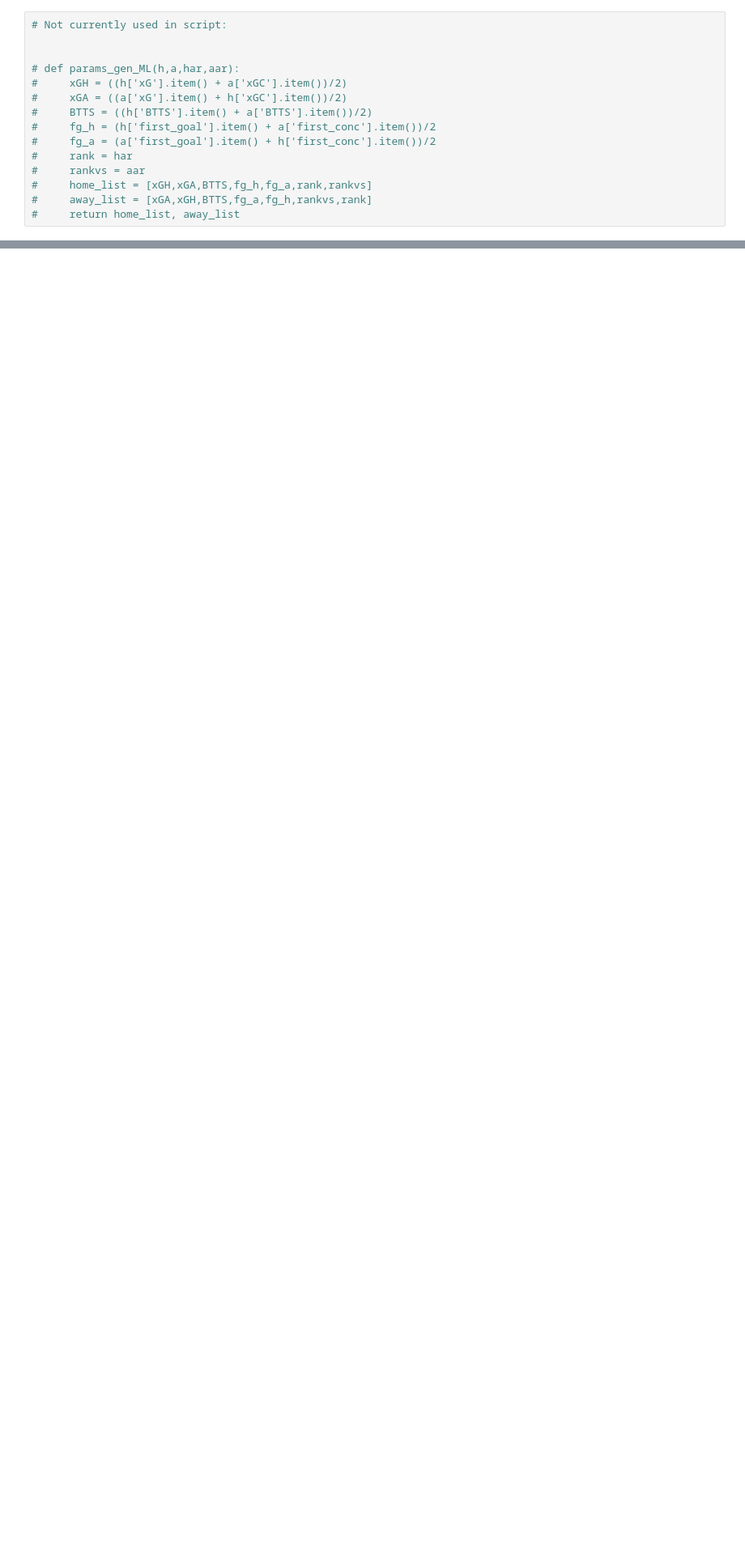
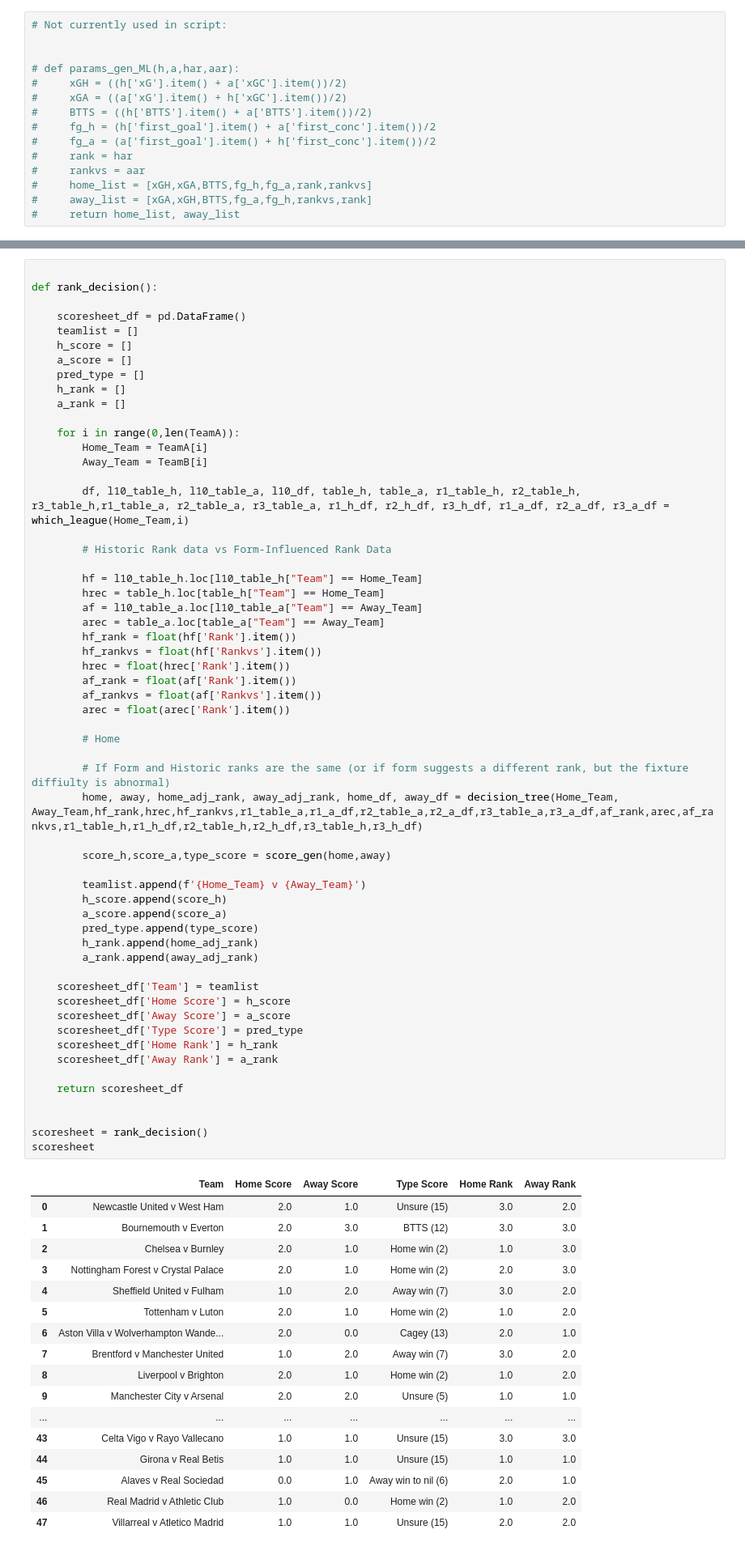
Before and after one commit to rpenn97/score_prediction_tool, a Jupyter notebook: Backend/scoresheet.ipynb, the cells around one changed output, grey strips where cells are left out. Shown at 81% size. Cells and saved outputs as stored; diff of their text form; blank space fills up the shorter version.

```diff
--- a/Backend/scoresheet.ipynb
+++ b/Backend/scoresheet.ipynb
@@ -551,3 +473,78 @@ scoresheet
+# %%
+
+def rank_decision():
+
+    scoresheet_df = pd.DataFrame()
+    teamlist = []
+    h_score = []
+    a_score = []
+    pred_type = []
+    h_rank = []
+    a_rank = []
+
+    for i in range(0,len(TeamA)):
+        Home_Team = TeamA[i]
+        Away_Team = TeamB[i]
+
+        df, l10_table_h, l10_table_a, l10_df, table_h, table_a, r1_table_h, r2_table_h, r3_table_h,r1_table_a, r2_table_a, r3_table_a, r1_h_df, r2_h_df, r3_h_df, r1_a_df, r2_a_df, r3_a_df = which_league(Home_Team,i)
+
+        # Historic Rank data vs Form-Influenced Rank Data
+
+        hf = l10_table_h.loc[l10_table_h["Team"] == Home_Team]
+        hrec = table_h.loc[table_h["Team"] == Home_Team]
+        af = l10_table_a.loc[l10_table_a["Team"] == Away_Team]
+        arec = table_a.loc[table_a["Team"] == Away_Team]
+        hf_rank = float(hf['Rank'].item())
+        hf_rankvs = float(hf['Rankvs'].item())
+        hrec = float(hrec['Rank'].item())
+        af_rank = float(af['Rank'].item())
+        af_rankvs = float(af['Rankvs'].item())
+        arec = float(arec['Rank'].item())
+
+        # Home
+
+        # If Form and Historic ranks are the same (or if form suggests a different rank, but the fixture diffiulty is abnormal)
+        home, away, home_adj_rank, away_adj_rank, home_df, away_df = decision_tree(Home_Team, Away_Team,hf_rank,hrec,hf_rankvs,r1_table_a,r1_a_df,r2_table_a,r2_a_df,r3_table_a,r3_a_df,af_rank,arec,af_rankvs,r1_table_h,r1_h_df,r2_table_h,r2_h_df,r3_table_h,r3_h_df)
+
+        score_h,score_a,type_score = score_gen(home,away)
+
+        teamlist.append(f'{Home_Team} v {Away_Team}')
+        h_score.append(score_h)
+        a_score.append(score_a)
+        pred_type.append(type_score)
+        h_rank.append(home_adj_rank)
+        a_rank.append(away_adj_rank)
+
+    scoresheet_df['Team'] = teamlist
+    scoresheet_df['Home Score'] = h_score
+    scoresheet_df['Away Score'] = a_score
+    scoresheet_df['Type Score'] = pred_type
+    scoresheet_df['Home Rank'] = h_rank
+    scoresheet_df['Away Rank'] = a_rank
+
+    return scoresheet_df
+
+
+scoresheet = rank_decision()
+scoresheet
+# %% [output]
+|  | Team | Home Score | Away Score | Type Score | Home Rank | Away Rank |
+| 0 | Newcastle United v West Ham | 2.0 | 1.0 | Unsure (15) | 3.0 | 2.0 |
+| 1 | Bournemouth v Everton | 2.0 | 3.0 | BTTS (12) | 3.0 | 3.0 |
+| 2 | Chelsea v Burnley | 2.0 | 1.0 | Home win (2) | 1.0 | 3.0 |
+| 3 | Nottingham Forest v Crystal Palace | 2.0 | 1.0 | Home win (2) | 2.0 | 3.0 |
+| 4 | Sheffield United v Fulham | 1.0 | 2.0 | Away win (7) | 3.0 | 2.0 |
+| 5 | Tottenham v Luton | 2.0 | 1.0 | Home win (2) | 1.0 | 2.0 |
+| 6 | Aston Villa v Wolverhampton Wande... | 2.0 | 0.0 | Cagey (13) | 2.0 | 1.0 |
+| 7 | Brentford v Manchester United | 1.0 | 2.0 | Away win (7) | 3.0 | 2.0 |
+| 8 | Liverpool v Brighton | 2.0 | 1.0 | Home win (2) | 1.0 | 2.0 |
+| 9 | Manchester City v Arsenal | 2.0 | 2.0 | Unsure (5) | 1.0 | 1.0 |
+| ... | ... | ... | ... | ... | ... | ... |
+| 43 | Celta Vigo v Rayo Vallecano | 1.0 | 1.0 | Unsure (15) | 3.0 | 3.0 |
+| 44 | Girona v Real Betis | 1.0 | 1.0 | Unsure (15) | 1.0 | 1.0 |
+| 45 | Alaves v Real Sociedad | 0.0 | 1.0 | Away win to nil (6) | 2.0 | 1.0 |
+| 46 | Real Madrid v Athletic Club | 1.0 | 0.0 | Home win (2) | 1.0 | 2.0 |
+| 47 | Villarreal v Atletico Madrid | 1.0 | 1.0 | Unsure (15) | 2.0 | 2.0 |
 # %%
 date = datetime.datetime.now().strftime("%m-%d-%Y")
 
```
Also changed, not shown: parts of 4 cells of this notebook, 13 other files.
